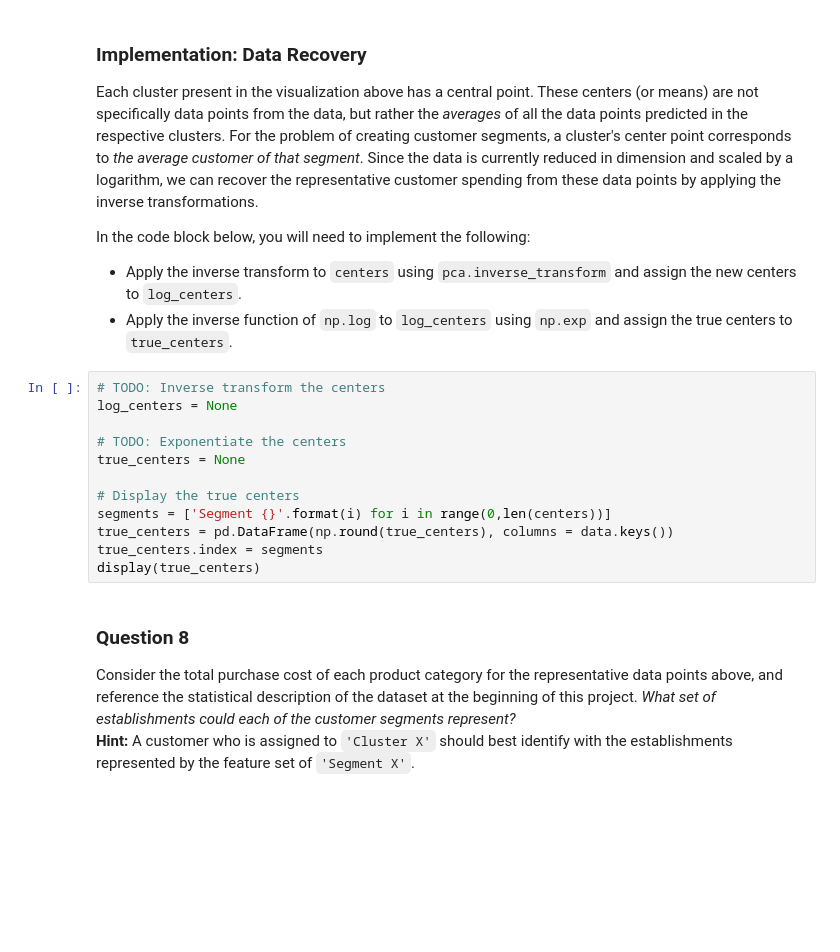
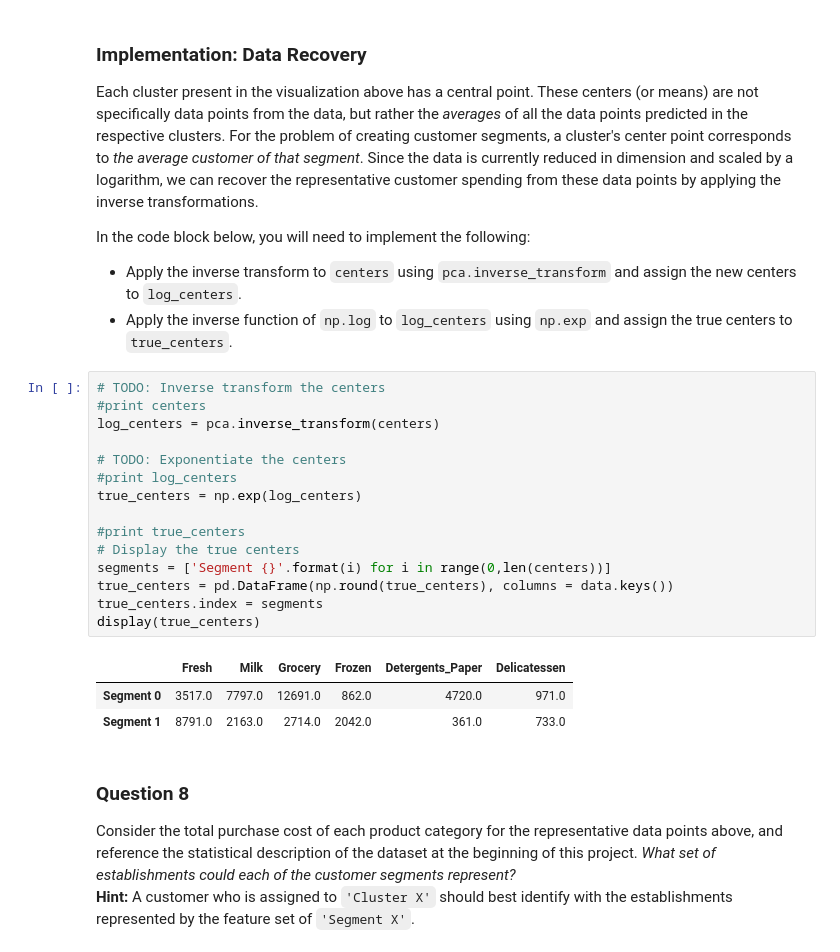
Before and after one commit to abhishekjain634/customer_segments, a Jupyter notebook: customer_segments.ipynb, the cells around one changed output. Saved outputs shown, nothing was run; the diff lists cells and outputs as text; blank space fills up the shorter version.

```diff
--- a/customer_segments.ipynb
+++ b/customer_segments.ipynb
@@ -458,16 +458,23 @@ In the code block below, you will need to implement the following:
  - Apply the inverse function of `np.log` to `log_centers` using `np.exp` and assign the true centers to `true_centers`.
 # %%
 # TODO: Inverse transform the centers
-log_centers = None
+#print centers
+log_centers = pca.inverse_transform(centers)
 
 # TODO: Exponentiate the centers
-true_centers = None
+#print log_centers
+true_centers = np.exp(log_centers)
 
+#print true_centers
 # Display the true centers
 segments = ['Segment {}'.format(i) for i in range(0,len(centers))]
 true_centers = pd.DataFrame(np.round(true_centers), columns = data.keys())
 true_centers.index = segments
 display(true_centers)
+# %% [output]
+|  | Fresh | Milk | Grocery | Frozen | Detergents_Paper | Delicatessen |
+| Segment 0 | 3517.0 | 7797.0 | 12691.0 | 862.0 | 4720.0 | 971.0 |
+| Segment 1 | 8791.0 | 2163.0 | 2714.0 | 2042.0 | 361.0 | 733.0 |
 # %% [markdown]
 ### Question 8
 Consider the total purchase cost of each product category for the representative data points above, and reference the statistical description of the dataset at the beginning of this project. *What set of establishments could each of the customer segments represent?*
```
Also changed, not shown: parts of 3 cells of this notebook.
